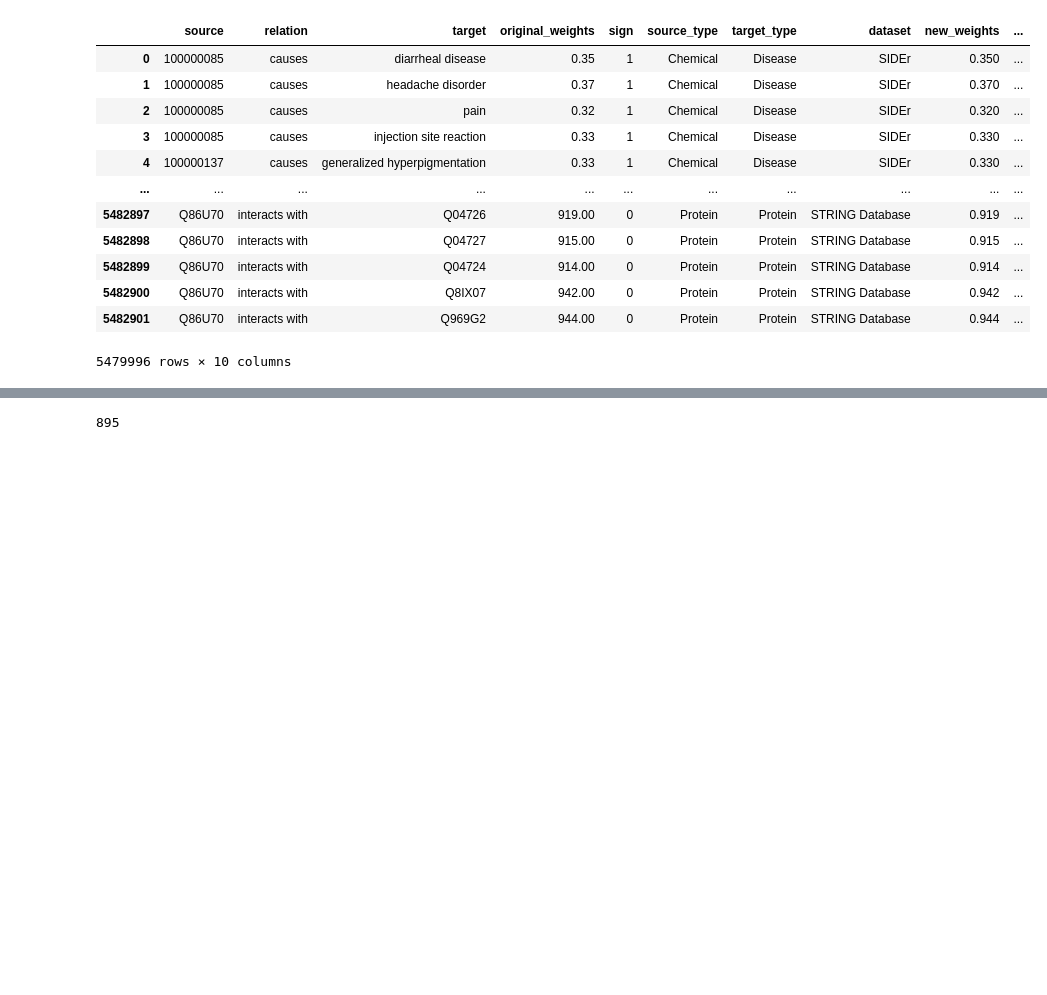
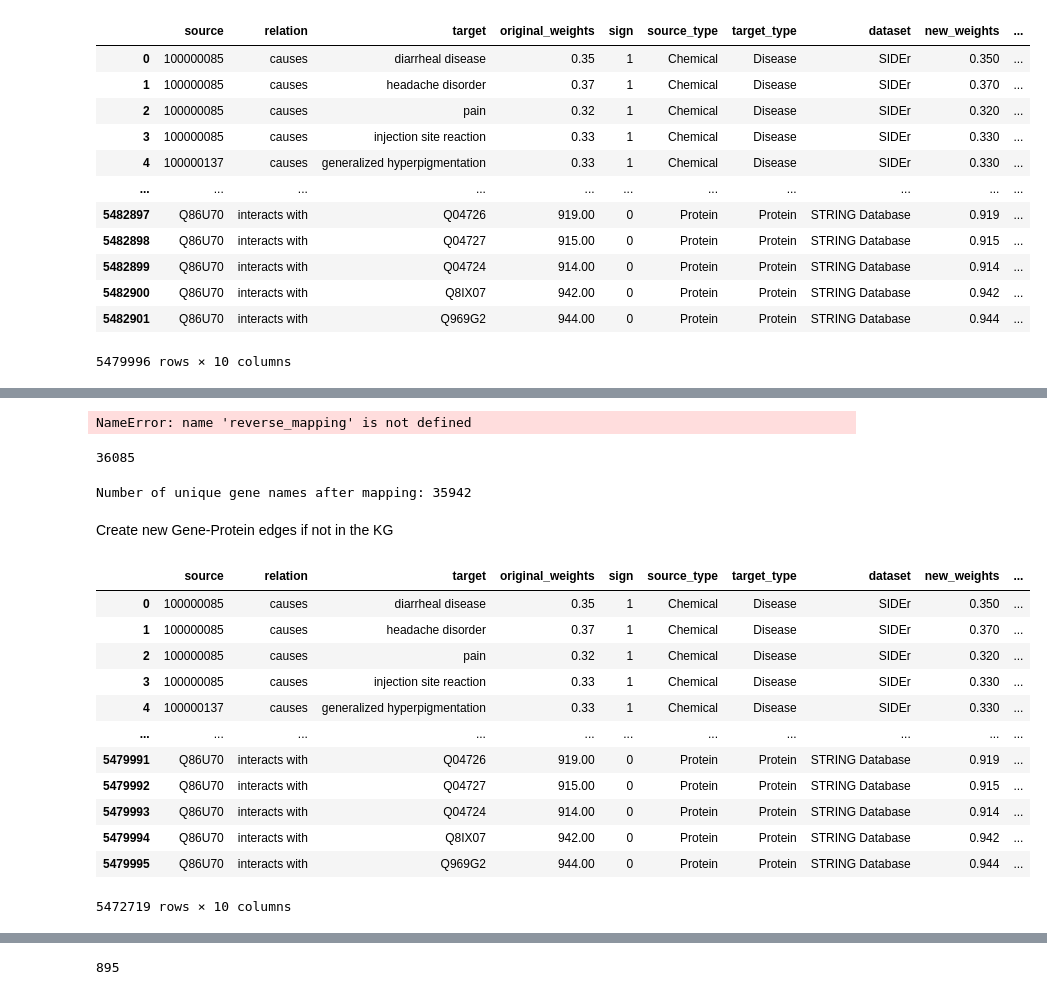
Before and after one commit to mmottaqii/KG-DrugDiscovery, a Jupyter notebook: scripts/kg_preprocessing_2.ipynb, the cells around one changed output, grey strips where cells are left out. Drawn from its saved outputs; the diff is of its cells as text; code cells hidden in the pictures; blank space fills up the shorter version.

```diff
--- a/scripts/kg_preprocessing_2.ipynb
+++ b/scripts/kg_preprocessing_2.ipynb
@@ -1913,0 +2010,2 @@ df1
+# %%
+df1 = kg_df_clean
@@ -1913,0 +2027,3 @@ df1
+# %%
+df_uniprot = pd.read_csv("/home/vmottaqi/kg/stitch/idmapping_2025_04_15_comprehensive.tsv", sep="\t")
+df_uniprot
@@ -1913,0 +2044,75 @@ df1
+# %%
+gene_dict = {}
+for idx, row in df_uniprot.iterrows():
+    rep = row["From"]
+    # Split synonyms from "Gene Names"; if missing, use an empty list.
+    synonyms = row["Gene Names"].split() if pd.notnull(row["Gene Names"]) else []
+    if rep in gene_dict:
+        # Extend existing list with any new synonyms not already present.
+        current_syns = set(gene_dict[rep])
+        new_syns = set(synonyms)
+        gene_dict[rep] = list(current_syns.union(new_syns))
+    else:
+        gene_dict[rep] = synonyms
+# 3. Suppose you have a set of gene names, for example:
+
+# (Replace with your actual set.)
+
+# 4. For each gene in gene_set, if it appears as a synonym in the dictionary,
+#    replace it with the representative; otherwise, keep it as is.
+# normalized_genes = {reverse_mapping.get(gene, gene) for gene in gene_set}
+# %% [output]
+NameError: name 'reverse_mapping' is not defined
+# %%
+len(normalized_genes)
+# %% [output]
+36085
+# %%
+# next step
+
+# df_uniprot = pd.read_csv("/home/vmottaqi/kg/stitch/idmapping_2025_04_15.tsv", sep="\t")
+# We also check for missing values.
+# gene_dict = {row["From"]: row["Gene Names"].split()
+             # for _, row in df_uniprot.iterrows() if pd.notnull(row["Gene Names"])}
+
+# 2. Build a reverse mapping: for each synonym, map it to the representative gene.
+reverse_mapping = {}
+for rep, syn_list in gene_dict.items():
+    for syn in syn_list:
+        # Optionally, if you want everything in lowercase:
+        # reverse_mapping[syn.lower()] = rep.lower()
+        reverse_mapping[syn] = rep
+
+
+# Update gene nodes in the KG DataFrame
+for col in ['source', 'target']:
+    mask = df1[f'{col}_type'] == "Gene"
+    df1.loc[mask, col] = df1.loc[mask, col].apply(lambda x: reverse_mapping.get(x, x))
+
+# Optionally, re-calculate your gene set and check its length:
+gene_targets = df1.loc[df1["target_type"] == "Gene", "target"]
+gene_sources = df1.loc[df1["source_type"] == "Gene", "source"]
+gene_set = set(gene_targets).union(gene_sources)
+print("Number of unique gene names after mapping:", len(gene_set))
+# %% [output]
+Number of unique gene names after mapping: 35942
+# %%
+df2 = df1.copy()
+# %% [markdown]
+Create new Gene-Protein edges if not in the KG
+# %%
+df2
+# %% [output]
+|  | source | relation | target | original_weights | sign | source_type | target_type | dataset | new_weights | ... |
+| 0 | 100000085 | causes | diarrheal disease | 0.35 | 1 | Chemical | Disease | SIDEr | 0.350 | ... |
+| 1 | 100000085 | causes | headache disorder | 0.37 | 1 | Chemical | Disease | SIDEr | 0.370 | ... |
+| 2 | 100000085 | causes | pain | 0.32 | 1 | Chemical | Disease | SIDEr | 0.320 | ... |
+| 3 | 100000085 | causes | injection site reaction | 0.33 | 1 | Chemical | Disease | SIDEr | 0.330 | ... |
+| 4 | 100000137 | causes | generalized hyperpigmentation | 0.33 | 1 | Chemical | Disease | SIDEr | 0.330 | ... |
+| ... | ... | ... | ... | ... | ... | ... | ... | ... | ... | ... |
+| 5479991 | Q86U70 | interacts with | Q04726 | 919.00 | 0 | Protein | Protein | STRING Database | 0.919 | ... |
+| 5479992 | Q86U70 | interacts with | Q04727 | 915.00 | 0 | Protein | Protein | STRING Database | 0.915 | ... |
+| 5479993 | Q86U70 | interacts with | Q04724 | 914.00 | 0 | Protein | Protein | STRING Database | 0.914 | ... |
+| 5479994 | Q86U70 | interacts with | Q8IX07 | 942.00 | 0 | Protein | Protein | STRING Database | 0.942 | ... |
+| 5479995 | Q86U70 | interacts with | Q969G2 | 944.00 | 0 | Protein | Protein | STRING Database | 0.944 | ... |
+5472719 rows × 10 columns
```
Also changed, not shown: parts of 38 cells of this notebook.
